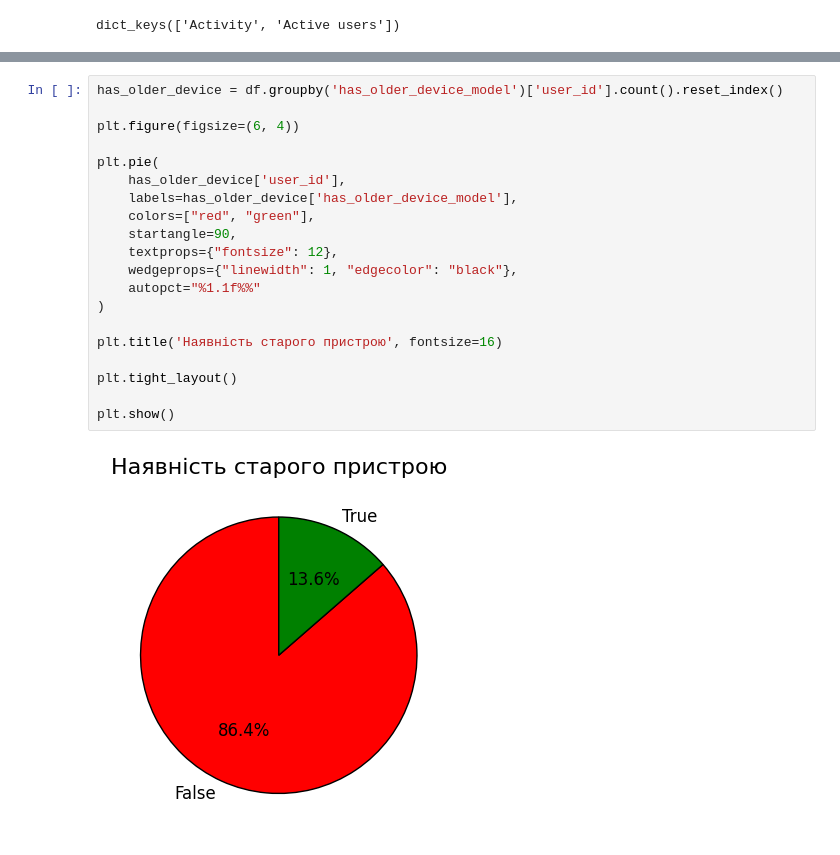
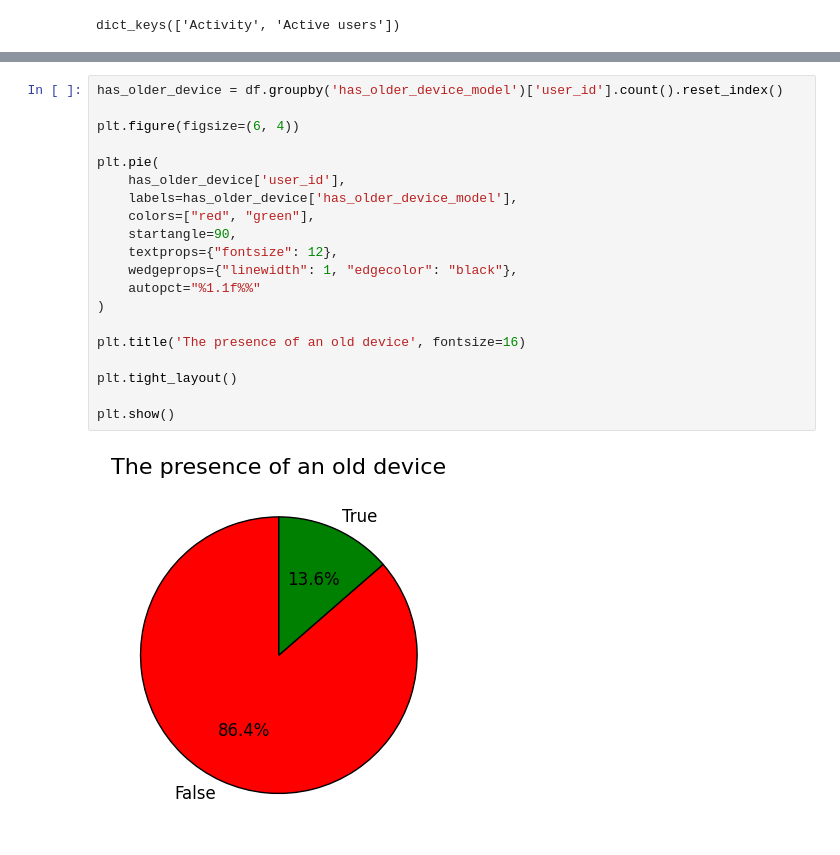
Before and after one commit to Nikita-Zuev/Python_User_Activity_Analysis, a Jupyter notebook: main.ipynb, the cells around one changed output, grey strips where cells are left out. Drawn from its saved outputs; the diff is of its cells as text.

```diff
--- a/main.ipynb
+++ b/main.ipynb
@@ -133,22 +130,22 @@ plt.show()
 # %%
 has_older_device = df.groupby('has_older_device_model')['user_id'].count().reset_index()
 
 plt.figure(figsize=(6, 4))
 
 plt.pie(
     has_older_device['user_id'],
     labels=has_older_device['has_older_device_model'],
     colors=["red", "green"],
     startangle=90,
     textprops={"fontsize": 12},
     wedgeprops={"linewidth": 1, "edgecolor": "black"},
     autopct="%1.1f%%"
 )
 
-plt.title('Наявність старого пристрою', fontsize=16)
+plt.title('The presence of an old device', fontsize=16)
 
 plt.tight_layout()
 
 plt.show()
 # %% [output]
-[figure, old version]
+[figure, new version]
```
Also changed, not shown: parts of 30 cells of this notebook.
